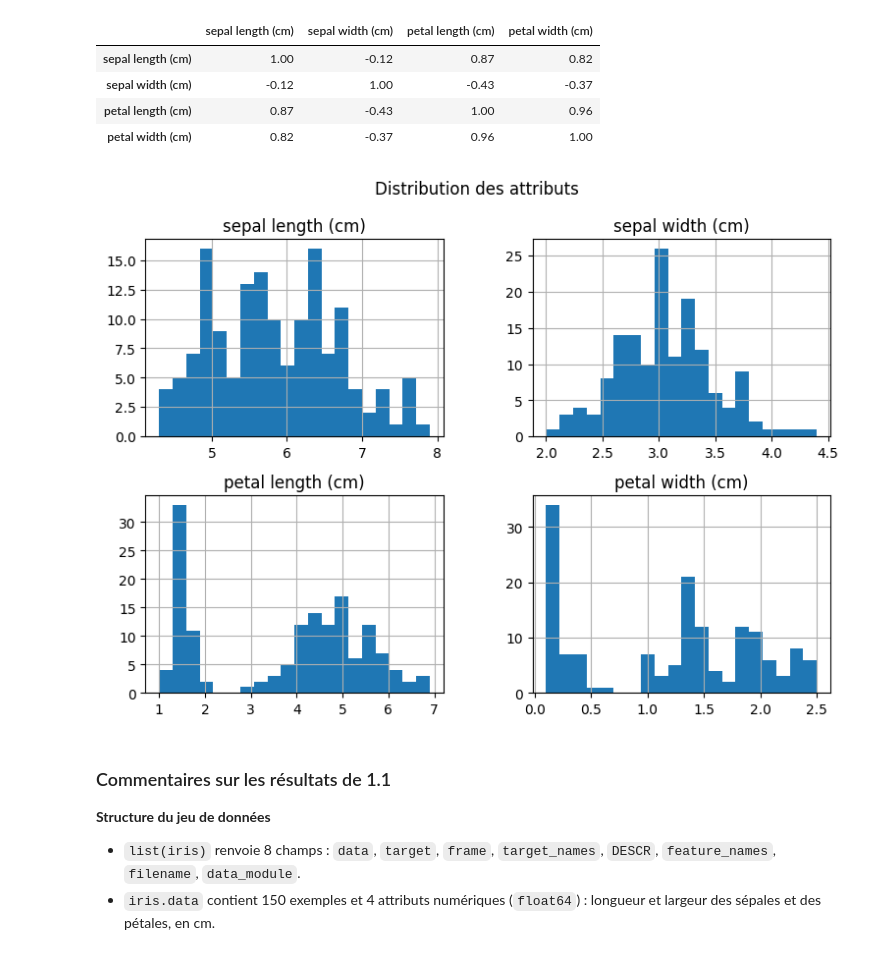
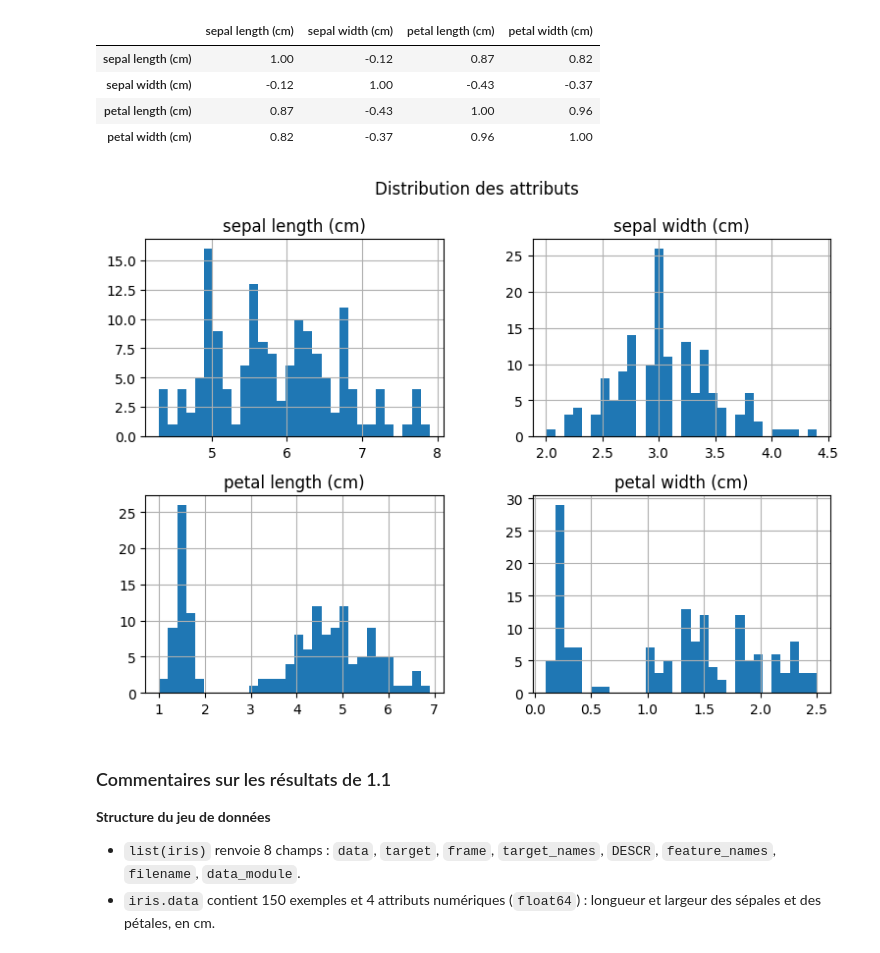
Before and after one commit to ismailab2/PROJET_AAA, a Jupyter notebook: dm1_AAA_ISMAIL_ABDRAMAN_AHMAT_HASSAN.ipynb, the cells around one changed output. Drawn from its saved outputs; the diff is of its cells as text; code cells hidden in the pictures.

```diff
--- a/dm1_AAA_ISMAIL_ABDRAMAN_AHMAT_HASSAN.ipynb
+++ b/dm1_AAA_ISMAIL_ABDRAMAN_AHMAT_HASSAN.ipynb
@@ -142,11 +119,11 @@ iris.data.corr().round(2)
 | petal width (cm) | 0.82 | -0.37 | 0.96 | 1.00 |
 # %%
 # Histogrammes par attribut
-iris.data.hist(figsize=(9, 6), bins=20)
+iris.data.hist(figsize=(9, 6), bins=30)
 plt.suptitle("Distribution des attributs")
 plt.show()
 # %% [output]
-[figure, old version]
+[figure, new version]
 # %% [markdown]
 ### Commentaires sur les résultats de 1.1
 
```
Also changed, not shown: parts of 33 cells of this notebook.
